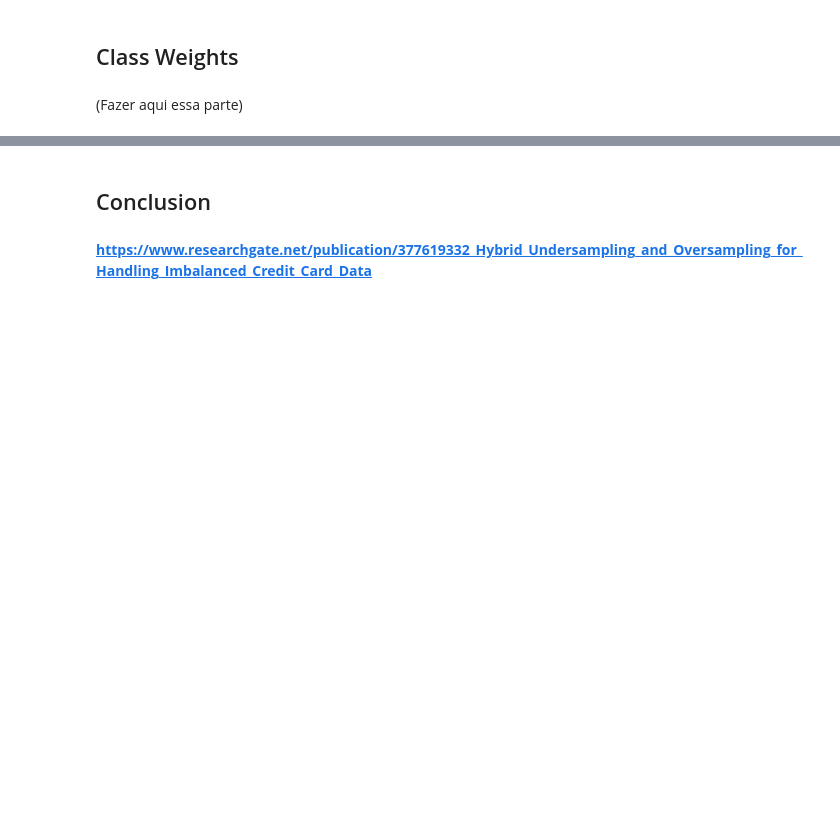
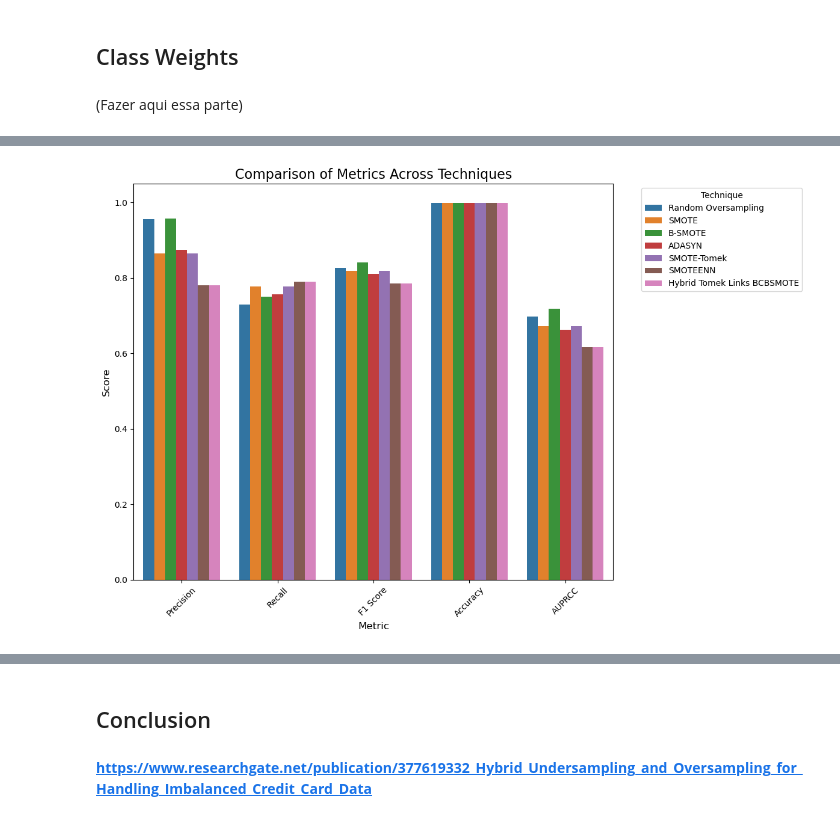
Before and after one commit to MatheusBissacot/DeusExMachina, a Jupyter notebook: Technical_component.ipynb, the cells around one changed output, grey strips where cells are left out. Drawn from its saved outputs; the diff is of its cells as text; code cells hidden in the pictures; blank space fills up the shorter version.

```diff
--- a/Technical_component.ipynb
+++ b/Technical_component.ipynb
@@ -926,8 +926,8 @@ data = {
     'AUPRCC': [rf_auprcc]
 }
 
-df = pd.DataFrame(data)
-print(df)
+df_smotenn_rf = pd.DataFrame(data)
+print(df_smotenn_rf)
 # %% [output]
 [[85262    33]
  [   31   117]]
@@ -1043,8 +1040,8 @@ data = {
     'AUPRCC': [rf_auprcc]
 }
 
-df = pd.DataFrame(data)
-print(df)
+df_bcbsmote_rf = pd.DataFrame(data)
+print(df_bcbsmote_rf)
 # %% [output]
 [[85262    33]
  [   31   117]]
@@ -1116,0 +1112,14 @@ Ex: XGBoost vs Random Forest )
+# %%
+import pandas as pd
+
+# List of DataFrames
+dfs_rf = [df_standard_rf, df_ro_rf, df_smote_rf, df_bsmote_rf, df_adasyn_rf, df_smotetomek_rf, df_smotenn_rf, df_bcbsmote_rf]
+dfs_xgb = [df_standard_xgb, df_ro_xgb, df_smote_xgb, df_bsmote_xgb, df_adasyn_xgb, df_smotetomek_xgb, df_smotenn_xgb, df_bcbsmote_xgb]
+
+# Concatenate into a single DataFrame
+combined_df_rf = pd.concat(dfs_rf, ignore_index=True)
+combined_df_xgb = pd.concat(dfs_rf, ignore_index=True)
+
+# Preview the combined DataFrame
+print(combined_df_rf)
+print(combined_df_xgb)
@@ -1116,0 +1144,22 @@ Ex: XGBoost vs Random Forest )
+# %%
+# Set the figure size
+plt.figure(figsize=(12, 8))
+
+# Melt the DataFrame for better visualization
+melted_df = combined_df_rf.melt(id_vars=['Model', 'Technique'],
+                              value_vars=['Precision', 'Recall', 'F1 Score', 'Accuracy', 'AUPRCC'],
+                              var_name='Metric', value_name='Value')
+
+# Create the grouped bar plot
+sns.barplot(data=melted_df, x='Metric', y='Value', hue='Technique')
+
+# Customize the plot
+plt.title('Comparison of Metrics Across Techniques', fontsize=16)
+plt.ylabel('Score', fontsize=12)
+plt.xlabel('Metric', fontsize=12)
+plt.xticks(rotation=45)
+plt.legend(title='Technique', bbox_to_anchor=(1.05, 1), loc='upper left')
+plt.tight_layout()
+plt.show()
+# %% [output]
+[figure, added]
```
Also changed, not shown: parts of 21 cells of this notebook.
